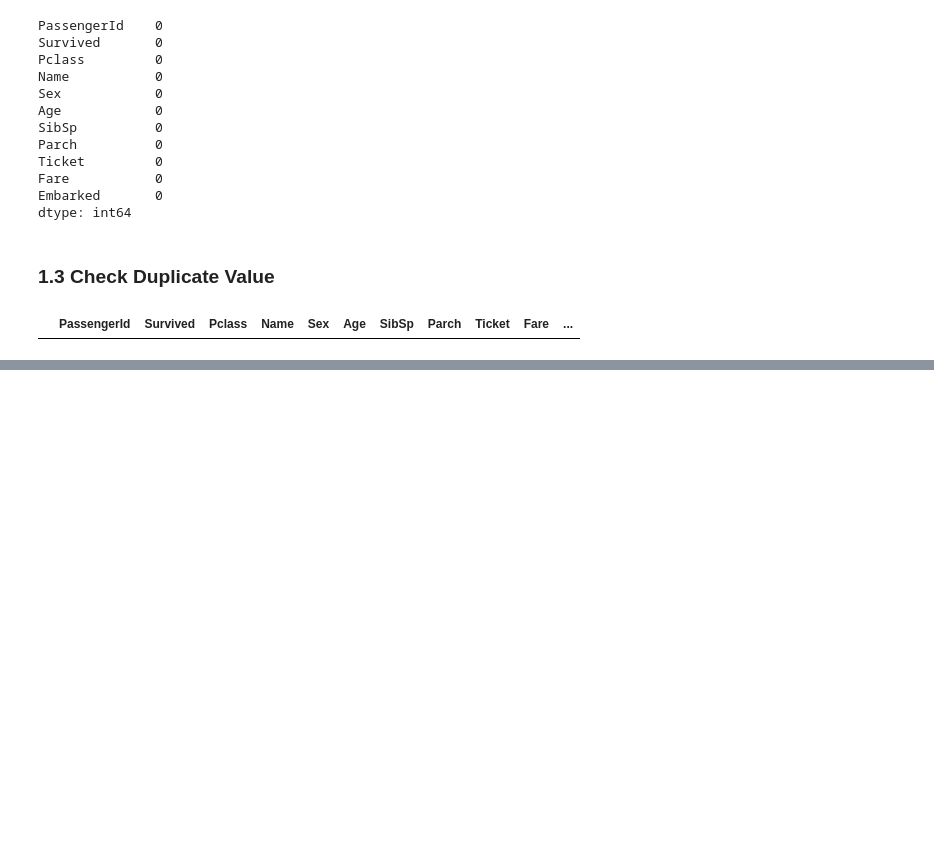
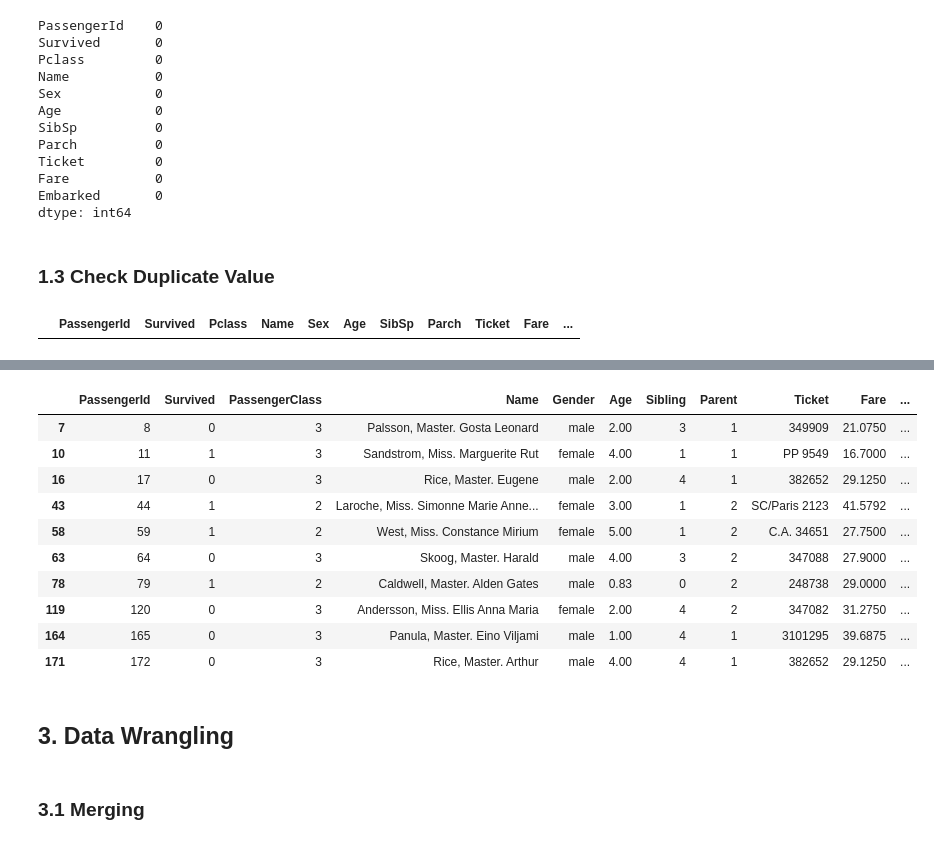
Before and after one commit to simamoradavids99/introduction_python, a Jupyter notebook: data_preparation_using_python.ipynb, the cells around one changed output, grey strips where cells are left out. Saved outputs shown, nothing was run; the diff lists cells and outputs as text; code cells hidden in the pictures; blank space fills up the shorter version.

```diff
--- a/data_preparation_using_python.ipynb
+++ b/data_preparation_using_python.ipynb
@@ -154,0 +278,18 @@ df[df["PassengerId"].duplicated(keep=False)].sort_values("PassengerId")
+# %%
+balita.head(10)
+# %% [output]
+|  | PassengerId | Survived | PassengerClass | Name | Gender | Age | Sibling | Parent | Ticket | Fare | ... |
+| 7 | 8 | 0 | 3 | Palsson, Master. Gosta Leonard | male | 2.00 | 3 | 1 | 349909 | 21.0750 | ... |
+| 10 | 11 | 1 | 3 | Sandstrom, Miss. Marguerite Rut | female | 4.00 | 1 | 1 | PP 9549 | 16.7000 | ... |
+| 16 | 17 | 0 | 3 | Rice, Master. Eugene | male | 2.00 | 4 | 1 | 382652 | 29.1250 | ... |
+| 43 | 44 | 1 | 2 | Laroche, Miss. Simonne Marie Anne... | female | 3.00 | 1 | 2 | SC/Paris 2123 | 41.5792 | ... |
+| 58 | 59 | 1 | 2 | West, Miss. Constance Mirium | female | 5.00 | 1 | 2 | C.A. 34651 | 27.7500 | ... |
+| 63 | 64 | 0 | 3 | Skoog, Master. Harald | male | 4.00 | 3 | 2 | 347088 | 27.9000 | ... |
+| 78 | 79 | 1 | 2 | Caldwell, Master. Alden Gates | male | 0.83 | 0 | 2 | 248738 | 29.0000 | ... |
+| 119 | 120 | 0 | 3 | Andersson, Miss. Ellis Anna Maria | female | 2.00 | 4 | 2 | 347082 | 31.2750 | ... |
+| 164 | 165 | 0 | 3 | Panula, Master. Eino Viljami | male | 1.00 | 4 | 1 | 3101295 | 39.6875 | ... |
+| 171 | 172 | 0 | 3 | Rice, Master. Arthur | male | 4.00 | 4 | 1 | 382652 | 29.1250 | ... |
+# %% [markdown]
+## 3. Data Wrangling
+# %% [markdown]
+### 3.1 Merging
```
Also changed, not shown: parts of 25 cells of this notebook.
